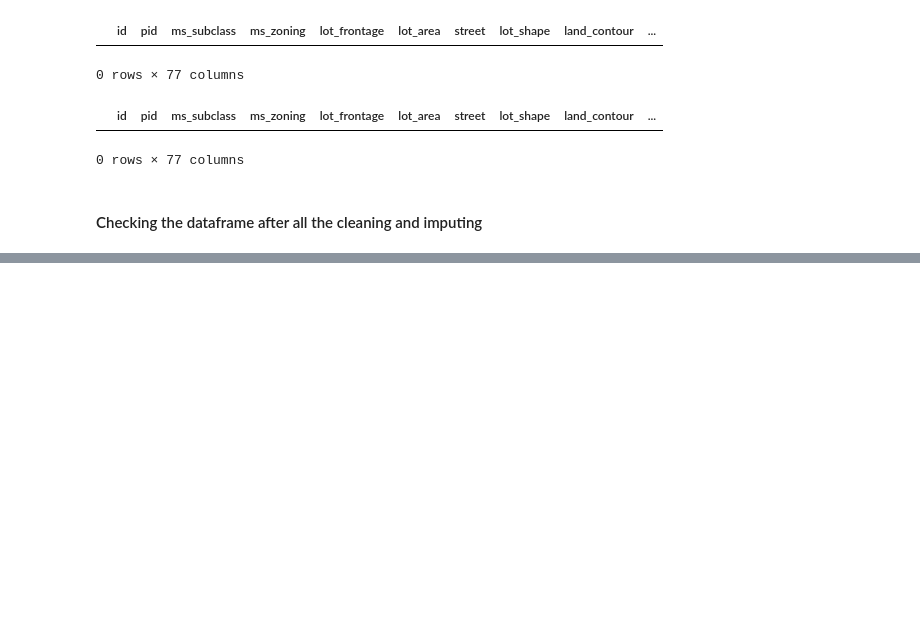
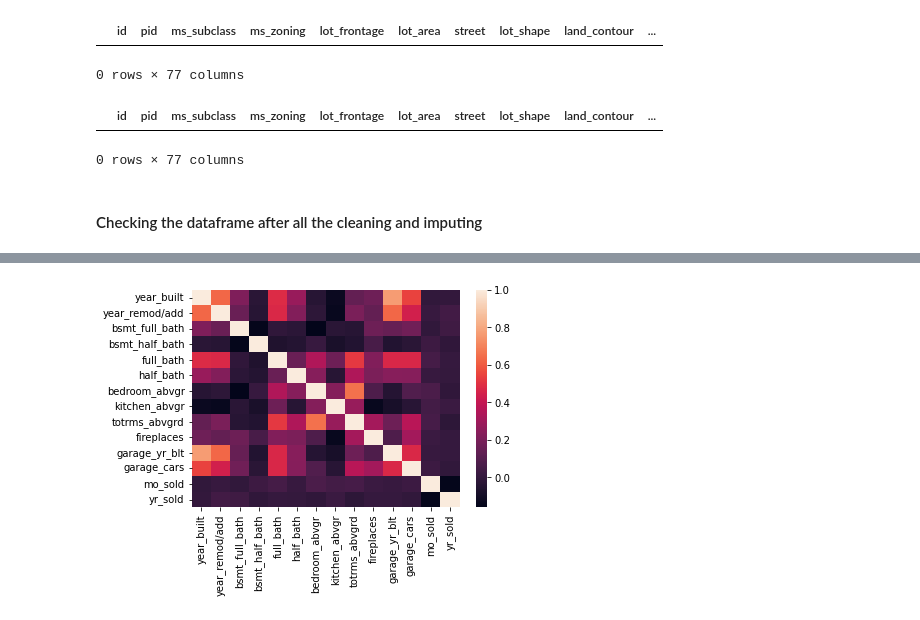
Before and after one commit to sabaiitj/Ames-Housing-Data, a Jupyter notebook: Saba_project_2.ipynb, the cells around one changed output, grey strips where cells are left out. Cells and saved outputs as stored; diff of their text form; code cells hidden in the pictures; blank space fills up the shorter version.

```diff
--- a/Saba_project_2.ipynb
+++ b/Saba_project_2.ipynb
@@ -1996,0 +2025,4 @@ for col in df.columns:
+# %%
+sns.heatmap(df[discrete].corr());
+# %% [output]
+[figure, added]
```
Also changed, not shown: parts of 69 cells of this notebook, 2 other files.
